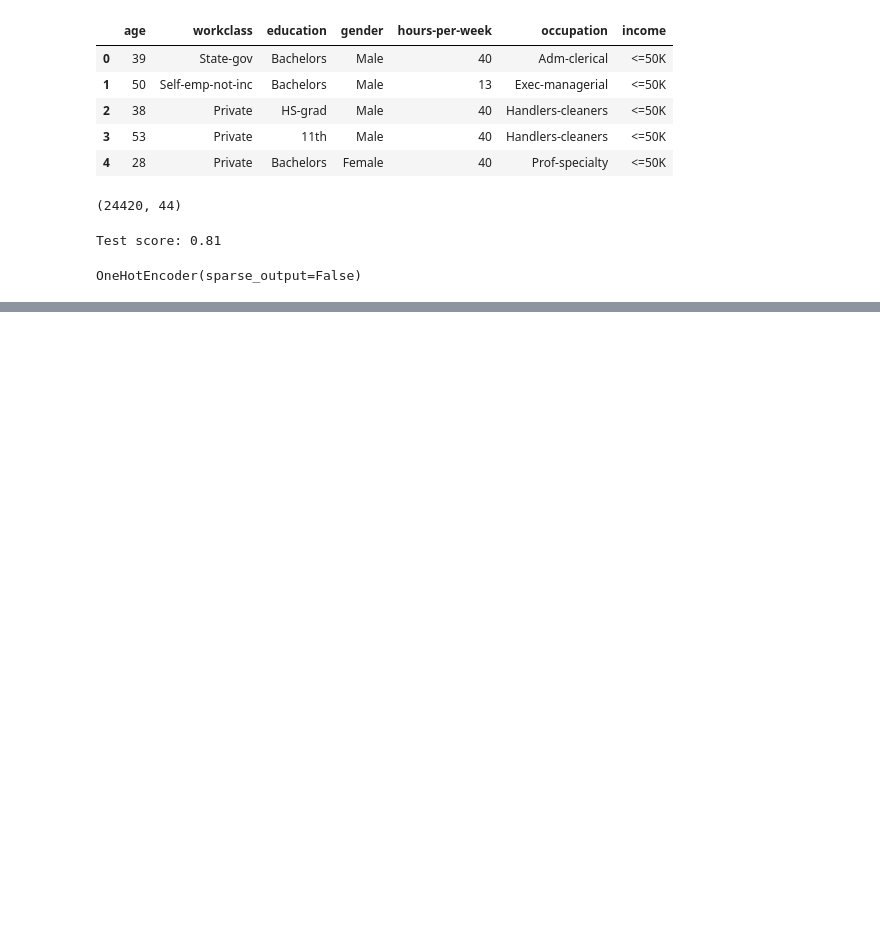
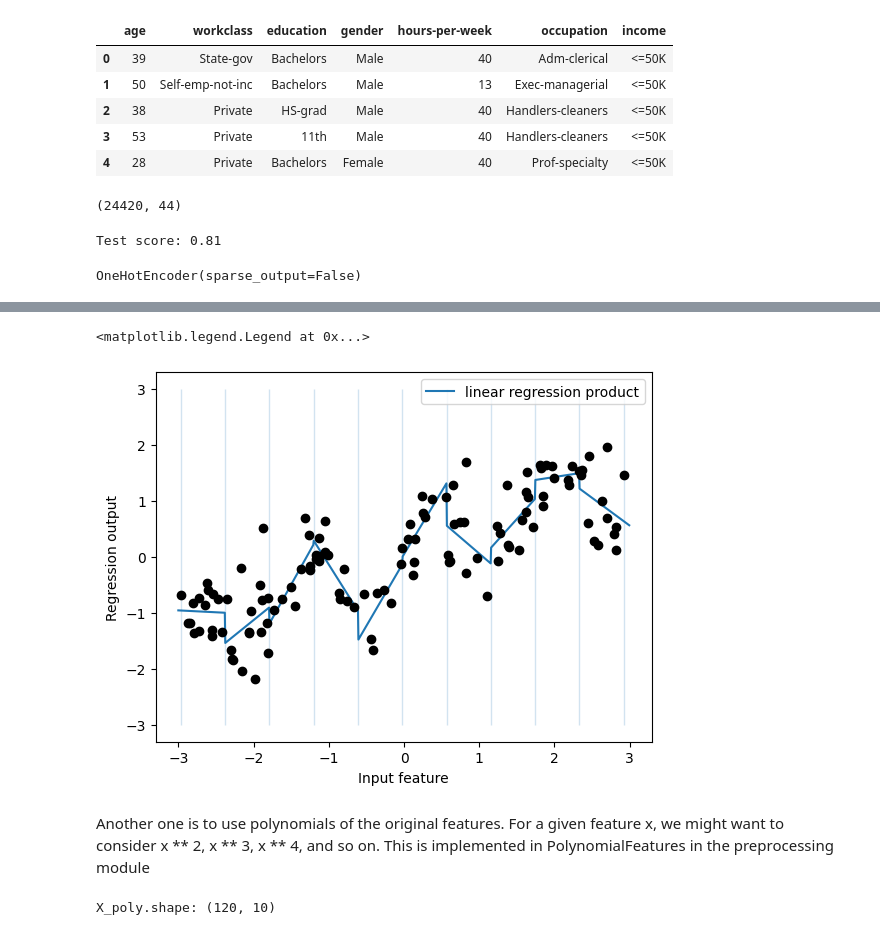
Before and after one commit to thamidu02/ML-With-python, a Jupyter notebook: Feature Engineering/Representing Data and Engineering Features.ipynb, the cells around one changed output, grey strips where cells are left out. Drawn from its saved outputs; the diff is of its cells as text; code cells hidden in the pictures; blank space fills up the shorter version.

```diff
--- a/Feature Engineering/Representing Data and Engineering Features.ipynb
+++ b/Feature Engineering/Representing Data and Engineering Features.ipynb
@@ -165,0 +275,17 @@ OneHotEncoder(sparse_output=False)
+# %%
+reg = LinearRegression().fit(X_product, y)
+
+line_product = np.hstack([line_binned, line * line_binned])
+plt.plot(line, reg.predict(line_product), label='linear regression product')
+
+plt.vlines(kb.bin_edges_[0], -3, 3, linewidth=1, alpha=.2)
+
+plt.plot(X[:, 0], y, 'o', c='k')
+plt.ylabel("Regression output")
+plt.xlabel("Input feature")
+plt.legend(loc="best")
+# %% [output]
+<matplotlib.legend.Legend at 0x...>
+[figure, added]
+# %% [markdown]
+Another one is to use polynomials of the original features. For a given feature x, we might want to consider x ** 2, x ** 3, x ** 4, and so on. This is implemented in PolynomialFeatures in the preprocessing module
@@ -165,0 +300,4 @@ OneHotEncoder(sparse_output=False)
+# %%
+print("X_poly.shape: {}".format(X_poly.shape))
+# %% [output]
+X_poly.shape: (120, 10)
```
Also changed, not shown: parts of 33 cells of this notebook, 1 other file.
